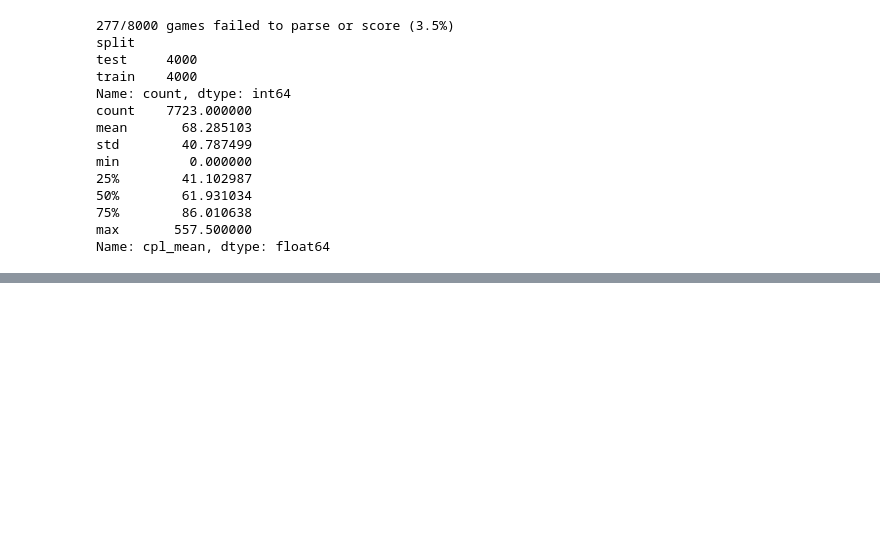
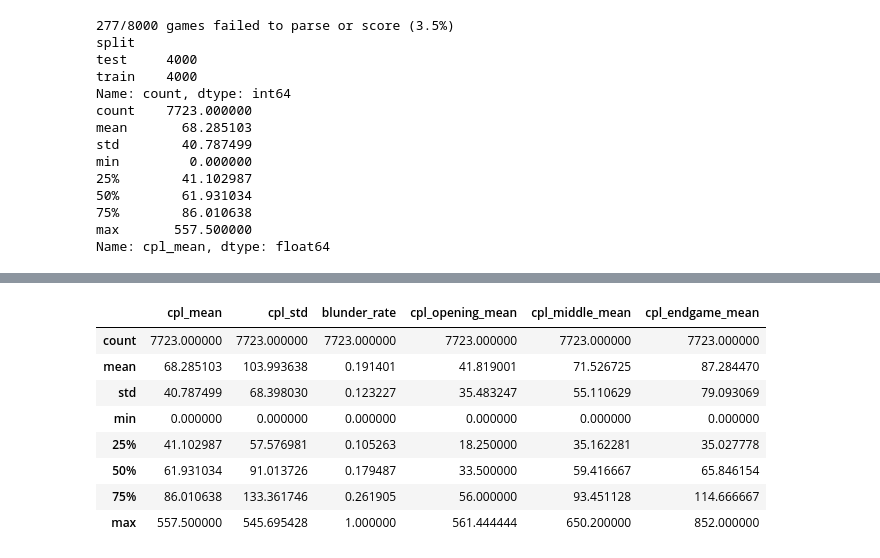
Before and after one commit to arjunsk9876/elo-sense, a Jupyter notebook: notebooks/elosense_v3.ipynb, the cells around one changed output, grey strips where cells are left out. Drawn from its saved outputs; the diff is of its cells as text; code cells hidden in the pictures; blank space fills up the shorter version.

```diff
--- a/notebooks/elosense_v3.ipynb
+++ b/notebooks/elosense_v3.ipynb
@@ -421,0 +426,35 @@ Name: cpl_mean, dtype: float64
+# %%
+BLUNDER_THRESHOLD = 100
+
+def phase_means(cpl_list):
+    n = len(cpl_list)
+    if n < 3:
+        m = np.mean(cpl_list) if n else np.nan
+        return m, m, m
+    third = n // 3
+    opening = cpl_list[:third]
+    middle = cpl_list[third:2 * third]
+    endgame = cpl_list[2 * third:]
+    return np.mean(opening), np.mean(middle), np.mean(endgame)
+
+cpl_raw["cpl_std"] = cpl_raw["cpl_list"].apply(lambda l: np.std(l) if len(l) > 1 else 0.0)
+cpl_raw["blunder_rate"] = cpl_raw["cpl_list"].apply(
+    lambda l: sum(1 for c in l if c > BLUNDER_THRESHOLD) / len(l) if l else np.nan
+)
+phase = cpl_raw["cpl_list"].apply(phase_means)
+cpl_raw["cpl_opening_mean"] = phase.apply(lambda t: t[0])
+cpl_raw["cpl_middle_mean"] = phase.apply(lambda t: t[1])
+cpl_raw["cpl_endgame_mean"] = phase.apply(lambda t: t[2])
+
+cpl_derived_cols = ["cpl_mean", "cpl_std", "blunder_rate", "cpl_opening_mean", "cpl_middle_mean", "cpl_endgame_mean"]
+cpl_raw[cpl_derived_cols].describe()
+# %% [output]
+|  | cpl_mean | cpl_std | blunder_rate | cpl_opening_mean | cpl_middle_mean | cpl_endgame_mean |
+| count | 7723.000000 | 7723.000000 | 7723.000000 | 7723.000000 | 7723.000000 | 7723.000000 |
+| mean | 68.285103 | 103.993638 | 0.191401 | 41.819001 | 71.526725 | 87.284470 |
+| std | 40.787499 | 68.398030 | 0.123227 | 35.483247 | 55.110629 | 79.093069 |
+| min | 0.000000 | 0.000000 | 0.000000 | 0.000000 | 0.000000 | 0.000000 |
+| 25% | 41.102987 | 57.576981 | 0.105263 | 18.250000 | 35.162281 | 35.027778 |
+| 50% | 61.931034 | 91.013726 | 0.179487 | 33.500000 | 59.416667 | 65.846154 |
+| 75% | 86.010638 | 133.361746 | 0.261905 | 56.000000 | 93.451128 | 114.666667 |
+| max | 557.500000 | 545.695428 | 1.000000 | 561.444444 | 650.200000 | 852.000000 |
```
Also changed, not shown: parts of 2 cells of this notebook.
